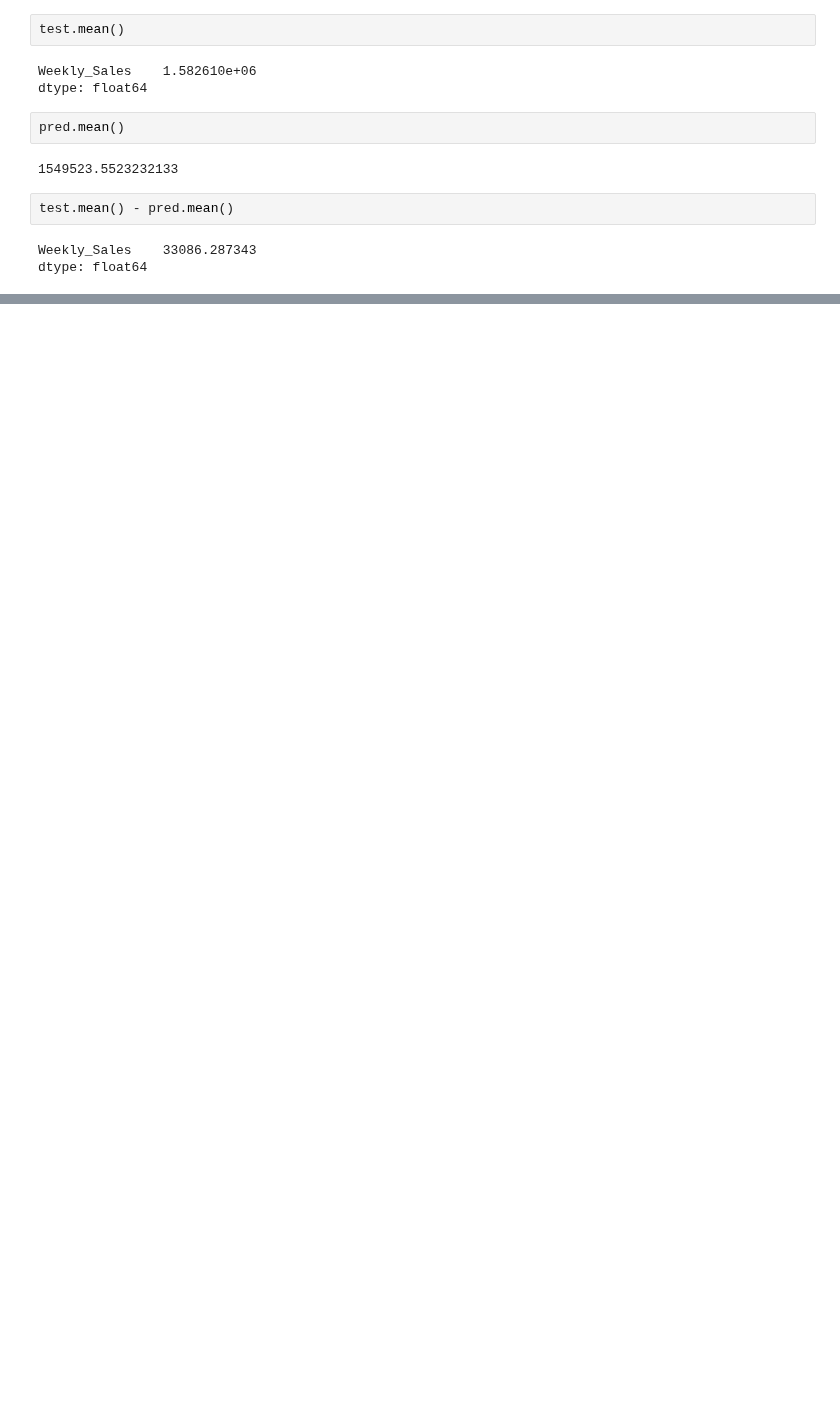
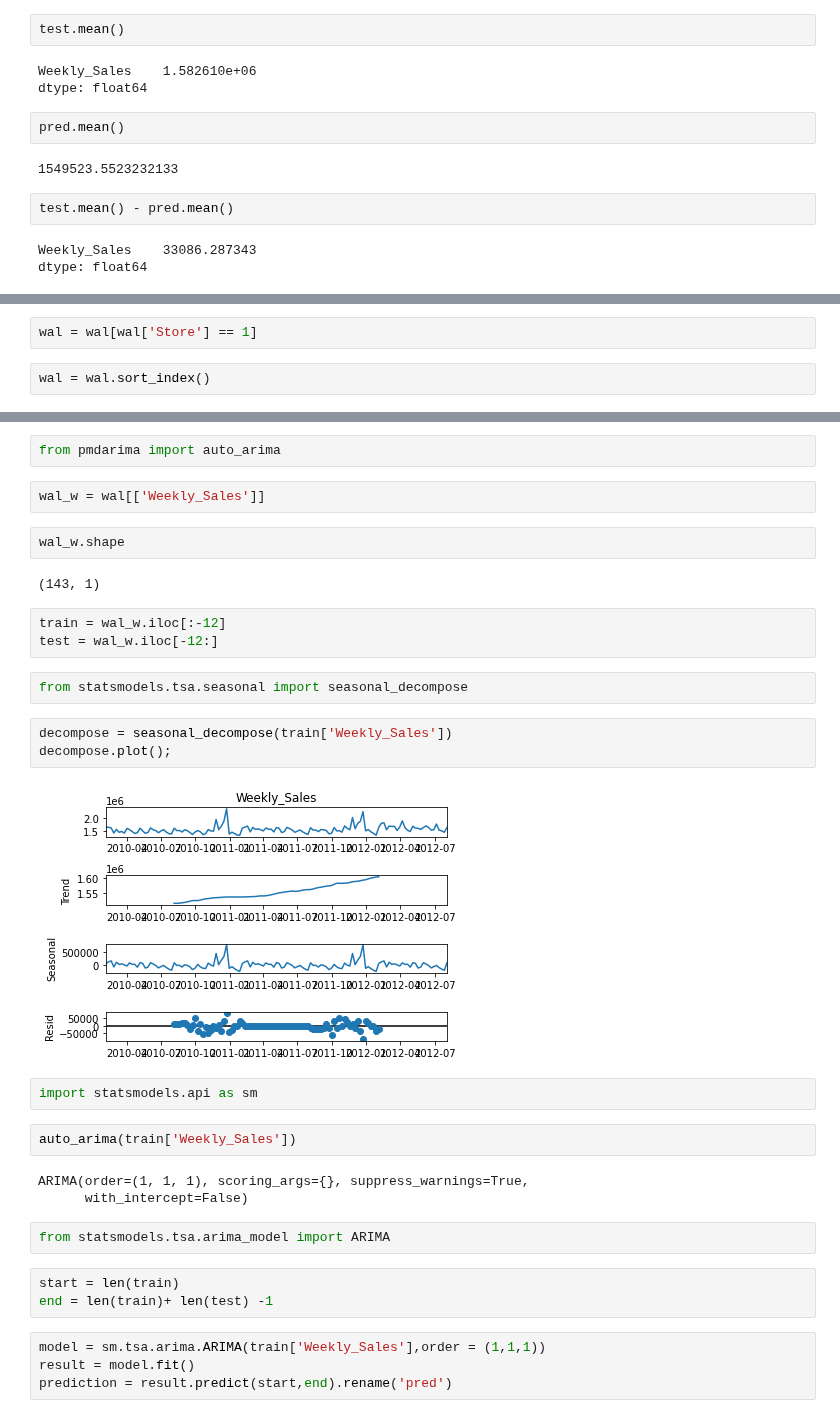
Before and after one commit to Jeongho-cho/Walmart, a Jupyter notebook: wal.pred.ipynb, the cells around one changed output, grey strips where cells are left out. Cells and saved outputs as stored; diff of their text form; blank space fills up the shorter version.

```diff
--- a/wal.pred.ipynb
+++ b/wal.pred.ipynb
@@ -240,0 +241,4 @@ dtype: float64
+# %%
+wal = wal[wal['Store'] == 1]
+# %%
+wal = wal.sort_index()
@@ -240,0 +257,34 @@ dtype: float64
+# %%
+from pmdarima import auto_arima
+# %%
+wal_w = wal[['Weekly_Sales']]
+# %%
+wal_w.shape
+# %% [output]
+(143, 1)
+# %%
+train = wal_w.iloc[:-12]
+test = wal_w.iloc[-12:]
+# %%
+from statsmodels.tsa.seasonal import seasonal_decompose
+# %%
+decompose = seasonal_decompose(train['Weekly_Sales'])
+decompose.plot();
+# %% [output]
+[figure, added]
+# %%
+import statsmodels.api as sm
+# %%
+auto_arima(train['Weekly_Sales'])
+# %% [output]
+ARIMA(order=(1, 1, 1), scoring_args={}, suppress_warnings=True,
+      with_intercept=False)
+# %%
+from statsmodels.tsa.arima_model import ARIMA
+# %%
+start = len(train)
+end = len(train)+ len(test) -1
+# %%
+model = sm.tsa.arima.ARIMA(train['Weekly_Sales'],order = (1,1,1))
+result = model.fit()
+prediction = result.predict(start,end).rename('pred')
```
Also changed, not shown: parts of 17 cells of this notebook.
